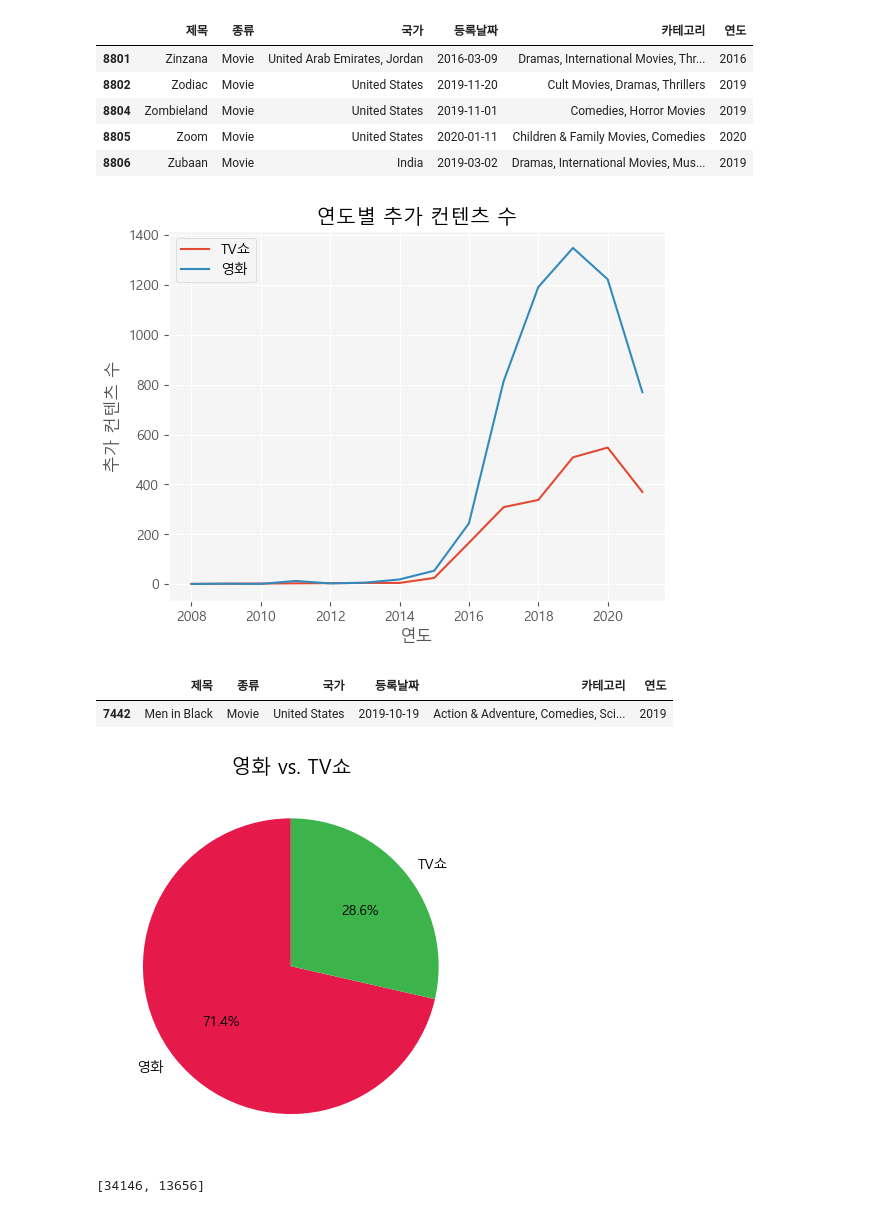
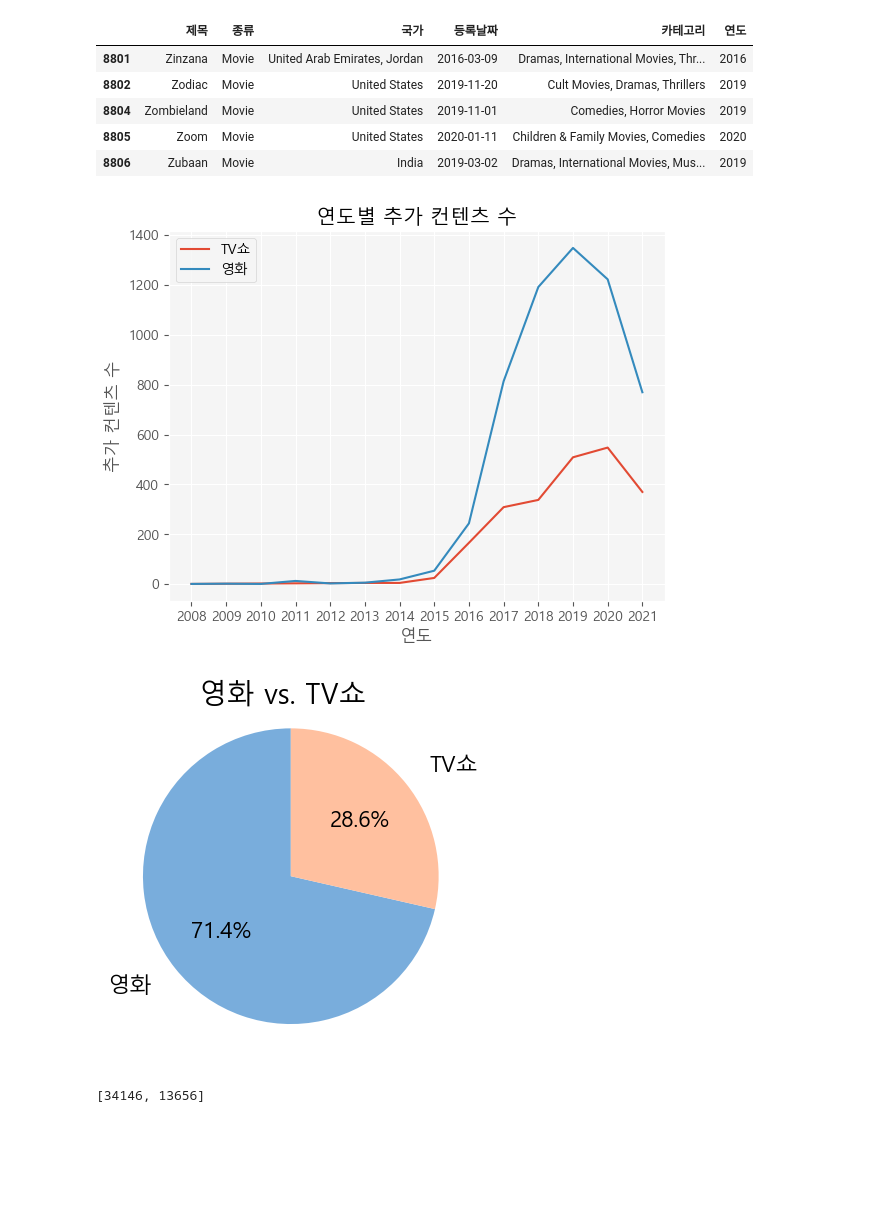
Before and after one commit to jpjun8/C3cube, a Jupyter notebook: DA_Nocode/example.ipynb, the cells around one changed output. Saved outputs shown, nothing was run; the diff lists cells and outputs as text; code cells hidden in the pictures; blank space fills up the shorter version.

```diff
--- a/DA_Nocode/example.ipynb
+++ b/DA_Nocode/example.ipynb
@@ -69,31 +81,29 @@ samp = type_data.groupby('연도')['종류'].count()
 # Movie
 
 plt.title("연도별 추가 컨텐츠 수")
+# plt.plot(list(dict(samp).keys()), list(dict(samp).values()), label="TV쇼")
 plt.plot(list(dict(TV_show).keys()), list(dict(TV_show).values()), label="TV쇼")
 plt.plot(list(dict(Movie).keys()), list(dict(Movie).values()), label="영화")
 plt.xlabel("연도")
 plt.ylabel("추가 컨텐츠 수")
+plt.xticks(np.arange(2008, 2022, 1))
 # ax = sns.barplot(data=app, x="별점", y="가격", ci=None)
 # ax.set(ylabel="평균 가격 (단위: $)")
 # plt.legend([], [], frameon=False)
 plt.legend()
 plt.show()
 # %% [output]
-[figure, old version]
+[figure, new version]
-# %%
-df[df["제목"] == "Men in Black"]
-# %% [output]
-|  | 제목 | 종류 | 국가 | 등록날짜 | 카테고리 | 연도 |
-| 7442 | Men in Black | Movie | United States | 2019-10-19 | Action & Adventure, Comedies, Sci... | 2019 |
 # %%
 eda1_c = [5, 2]
 label_1 = ['영화', 'TV쇼']
 eda1_colors = ["#79addc", "#ffc09f", "#ffee93", "#fcf5c7", "#adf7b6", '#AECCA5']
-plt.title("영화 vs. TV쇼")
-plt.pie(eda1_c, labels=label_1, startangle=90, autopct='%.1f%%', colors=colors2)
+# plt.figure(figsize=(8, 10))
+plt.pie(eda1_c, labels=label_1, startangle=90, autopct='%.1f%%', colors=eda1_colors, textprops={'fontsize':16}, labeldistance=1.2)
+plt.suptitle("영화 vs. TV쇼", fontsize=20, y=0.90)
 plt.show()
 # %% [output]
-[figure, old version]
+[figure, new version]
 # %%
 finale_vals = [df[df["종류"] == "Movie"].size, df[df["종류"] == "TV Show"].size]
 print(finale_vals)
```
Also changed, not shown: parts of 7 cells of this notebook, 43 other files.
